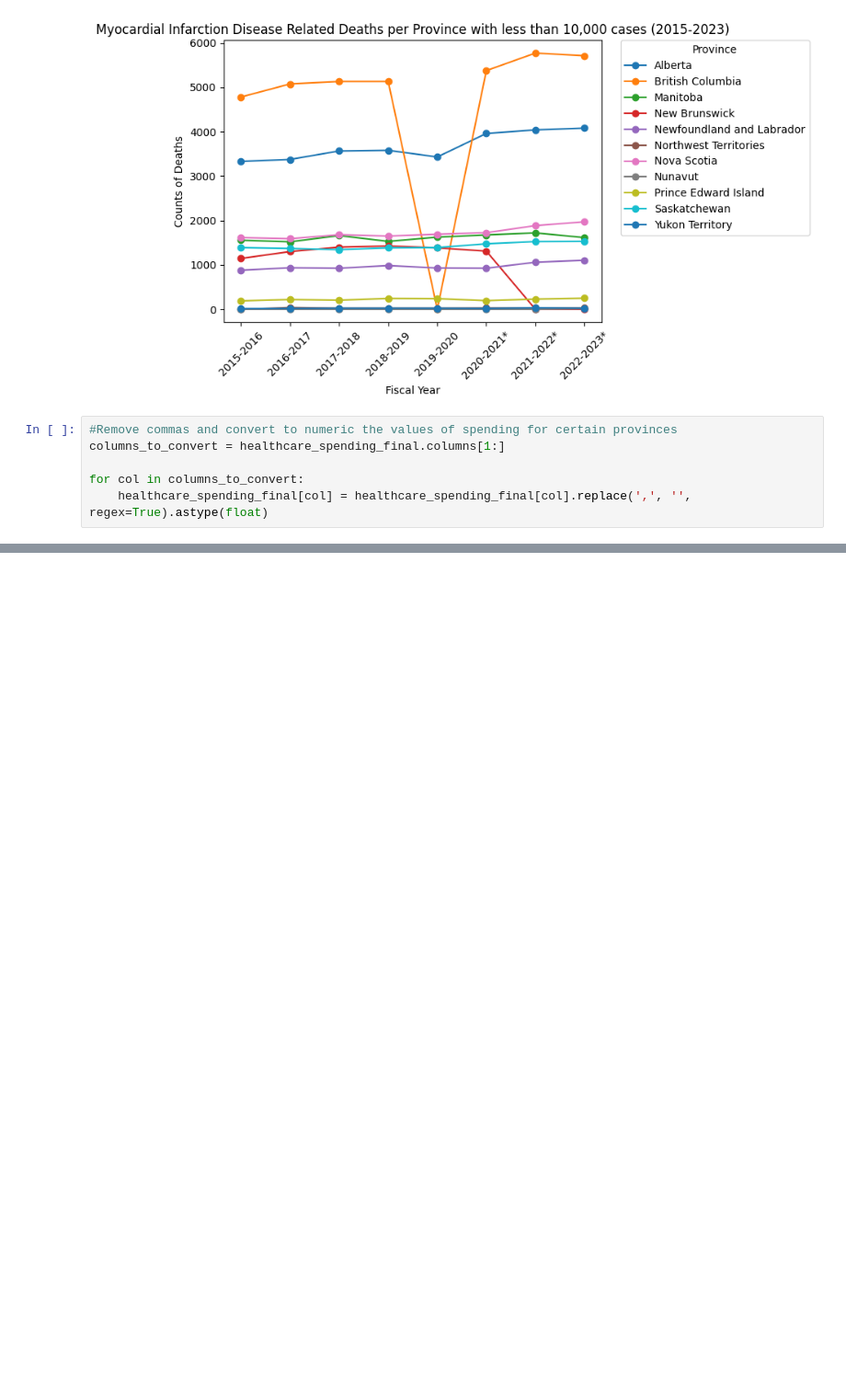
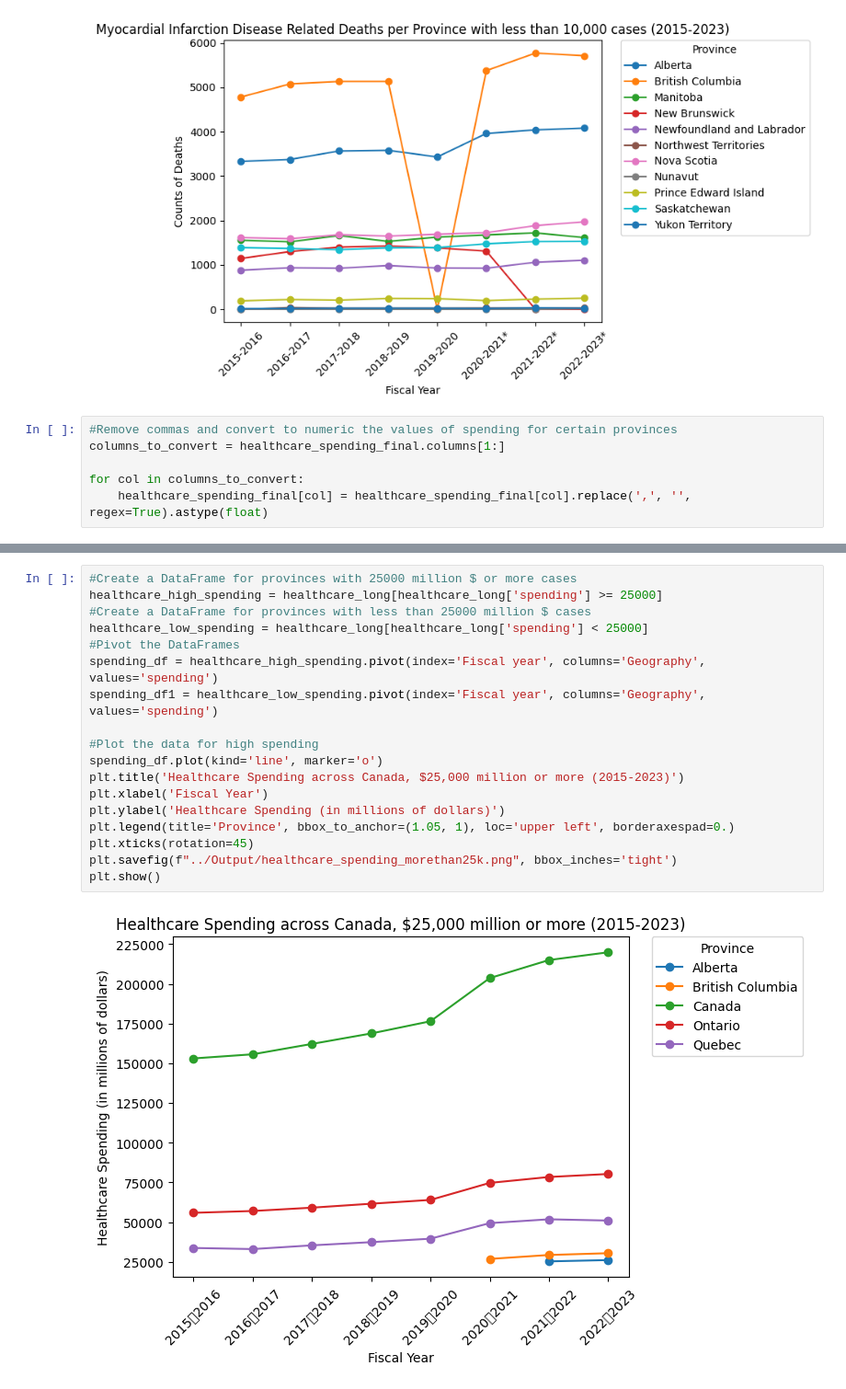
Before and after one commit to MuskanNarwal/Group-Project-3, a Jupyter notebook: Data Cleaning/cleaning.ipynb, the cells around one changed output, grey strips where cells are left out. Shown at 92% size. Cells and saved outputs as stored; diff of their text form; blank space fills up the shorter version.

```diff
--- a/Data Cleaning/cleaning.ipynb
+++ b/Data Cleaning/cleaning.ipynb
@@ -789 +788,21 @@ healthcare_long
 112 rows × 3 columns
+# %%
+#Create a DataFrame for provinces with 25000 million $ or more cases
+healthcare_high_spending = healthcare_long[healthcare_long['spending'] >= 25000]
+#Create a DataFrame for provinces with less than 25000 million $ cases
+healthcare_low_spending = healthcare_long[healthcare_long['spending'] < 25000]
+#Pivot the DataFrames
+spending_df = healthcare_high_spending.pivot(index='Fiscal year', columns='Geography', values='spending')
+spending_df1 = healthcare_low_spending.pivot(index='Fiscal year', columns='Geography', values='spending')
+
+#Plot the data for high spending
+spending_df.plot(kind='line', marker='o')
+plt.title('Healthcare Spending across Canada, $25,000 million or more (2015-2023)')
+plt.xlabel('Fiscal Year')
+plt.ylabel('Healthcare Spending (in millions of dollars)')
+plt.legend(title='Province', bbox_to_anchor=(1.05, 1), loc='upper left', borderaxespad=0.)
+plt.xticks(rotation=45)
+plt.savefig(f"../Output/healthcare_spending_morethan25k.png", bbox_inches='tight')
+plt.show()
+# %% [output]
+[figure, added]
```
Also changed, not shown: parts of 3 cells of this notebook, 13 other files.
